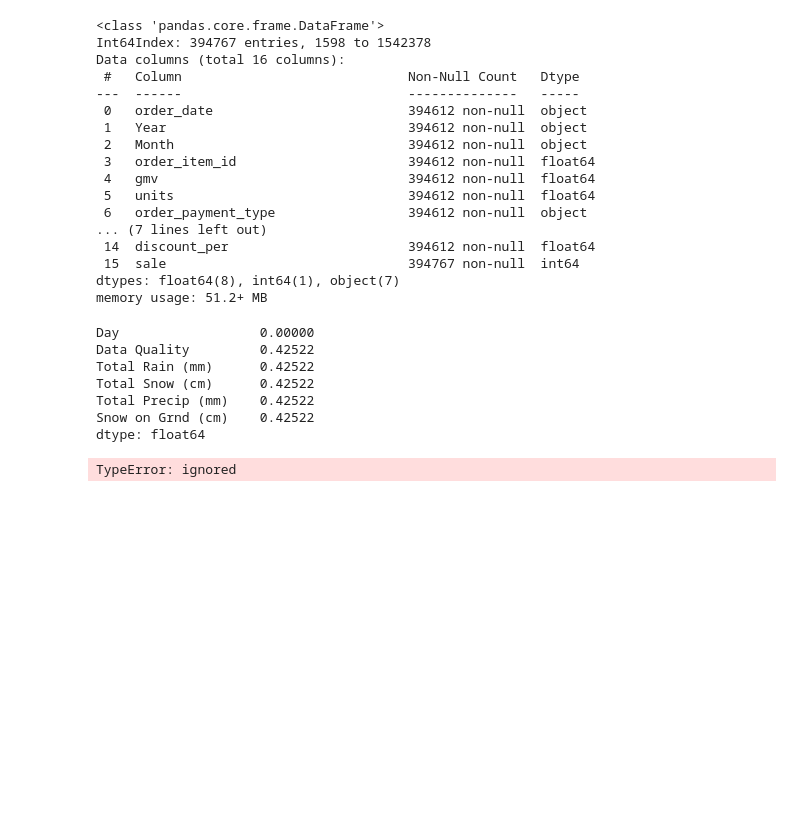
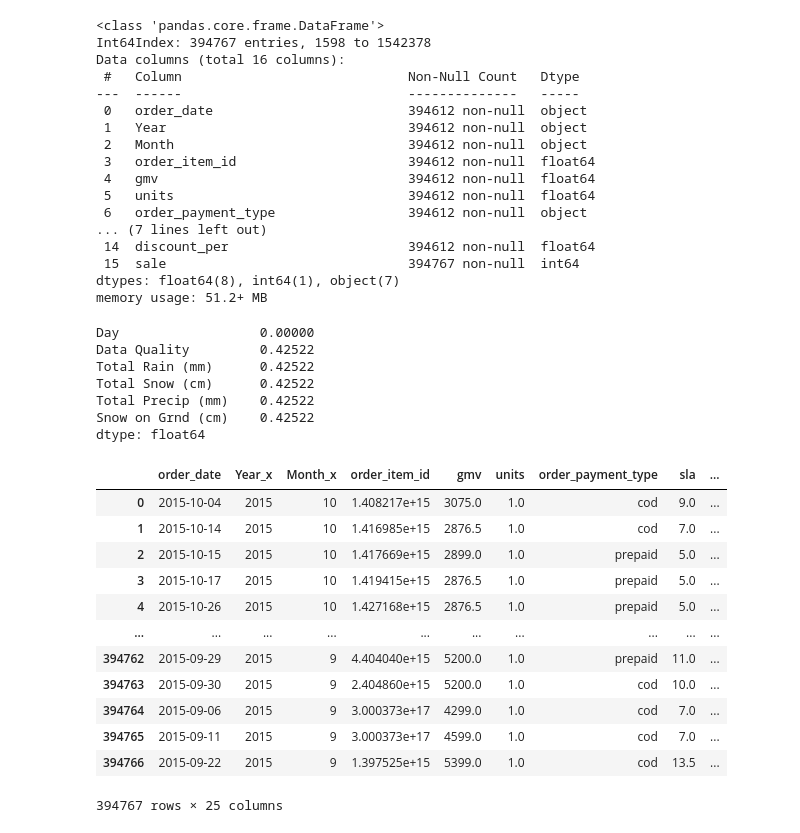
Before and after one commit to PrajsPrabs/UpgradBACaseStudy, a Jupyter notebook: EComm1.ipynb, the cells around one changed output. Cells and saved outputs as stored; diff of their text form; code cells hidden in the pictures; blank space fills up the shorter version.

```diff
--- a/EComm1.ipynb
+++ b/EComm1.ipynb
@@ -725,28 +725,50 @@ Total Snow (cm)      0.42522
 Total Precip (mm)    0.42522
 Snow on Grnd (cm)    0.42522
 dtype: float64
-# %%
-# ProdList
-# Investment
-# MonthlyNPS
-# SalesCal
-# Ont2015
-# Ont2016
-
-?pd.melt
-MonthlyNPS.head()
-NPS = pd.melt(MonthlyNPS,id_vars=['Header'],value_vars=["July'15","Aug'15","Sept'15","Oct'15","Nov'15",
-                                                  "Dec'15","Jan'16","Feb'16","Mar'16","Apr'16",
-                                                  "May'16","June'16"])
-NPS.rename(columns={"variable":"Month1"},inplace=True)
-EleData3.head()
-NPS.head()
-# NPS['Month']=NPS[index]apply(lambda x : x+7 if x%2==0 else x+6 )
-NPS.index
-# NPS.index.get_loc(key=0)
-# x=0
-s=0
-NPS1=pd.merge(NPS,s,how='cross')
-# NPS1['Month']=N
-# %% [output]
-TypeError: ignored
+# %%
+# ProdList
+# Investment
+# MonthlyNPS
+# SalesCal
+# Ont2015
+# Ont2016
+
+?pd.melt
+MonthlyNPS.head()
+NPS = pd.melt(MonthlyNPS,id_vars=['Header'],value_vars=["July'15","Aug'15","Sept'15","Oct'15","Nov'15",
+                                                  "Dec'15","Jan'16","Feb'16","Mar'16","Apr'16",
+                                                  "May'16","June'16"]).reset_index()
+NPS.rename(columns={"variable":"Month1","value":"Stock_Index"},inplace=True)
+NPS['Month']=0
+NPS.loc[NPS["Month1"].str.startswith("July"), "Month"] = 7
+NPS.loc[NPS["Month1"].str.startswith("Aug"), "Month"] = 8
+NPS.loc[NPS["Month1"].str.startswith("Sept"), "Month"] = 9
+NPS.loc[NPS["Month1"].str.startswith("Oct"), "Month"] = 10
+NPS.loc[NPS["Month1"].str.startswith("Nov"), "Month"] = 11
+NPS.loc[NPS["Month1"].str.startswith("Dec"), "Month"] = 12
+NPS.loc[NPS["Month1"].str.startswith("Jan"), "Month"] = 1
+NPS.loc[NPS["Month1"].str.startswith("Feb"), "Month"] = 2
+NPS.loc[NPS["Month1"].str.startswith("Mar"), "Month"] = 3
+NPS.loc[NPS["Month1"].str.startswith("Apr"), "Month"] = 4
+NPS.loc[NPS["Month1"].str.startswith("May"), "Month"] = 5
+NPS.loc[NPS["Month1"].str.startswith("June"), "Month"] = 6
+
+NPS.loc[NPS['Header']=='Stock Index',['Header',"Month","Stock_Index"]]
+NPS
+
+EleData4=pd.merge(EleData3,NPS.loc[NPS['Header']=='Stock Index',['Header',"Month","Stock_Index"]],how='left',left_on='Month_x',right_on='Month')
+EleData4
+# %% [output]
+|  | order_date | Year_x | Month_x | order_item_id | gmv | units | order_payment_type | sla | ... |
+| 0 | 2015-10-04 | 2015 | 10 | 1.408217e+15 | 3075.0 | 1.0 | cod | 9.0 | ... |
+| 1 | 2015-10-14 | 2015 | 10 | 1.416985e+15 | 2876.5 | 1.0 | cod | 7.0 | ... |
+| 2 | 2015-10-15 | 2015 | 10 | 1.417669e+15 | 2899.0 | 1.0 | prepaid | 5.0 | ... |
+| 3 | 2015-10-17 | 2015 | 10 | 1.419415e+15 | 2876.5 | 1.0 | prepaid | 5.0 | ... |
+| 4 | 2015-10-26 | 2015 | 10 | 1.427168e+15 | 2876.5 | 1.0 | prepaid | 5.0 | ... |
+| ... | ... | ... | ... | ... | ... | ... | ... | ... | ... |
+| 394762 | 2015-09-29 | 2015 | 9 | 4.404040e+15 | 5200.0 | 1.0 | prepaid | 11.0 | ... |
+| 394763 | 2015-09-30 | 2015 | 9 | 2.404860e+15 | 5200.0 | 1.0 | cod | 10.0 | ... |
+| 394764 | 2015-09-06 | 2015 | 9 | 3.000373e+17 | 4299.0 | 1.0 | cod | 7.0 | ... |
+| 394765 | 2015-09-11 | 2015 | 9 | 3.000373e+17 | 4599.0 | 1.0 | cod | 7.0 | ... |
+| 394766 | 2015-09-22 | 2015 | 9 | 1.397525e+15 | 5399.0 | 1.0 | cod | 13.5 | ... |
+394767 rows × 25 columns
```
Also changed, not shown: parts of 1 cell of this notebook.
